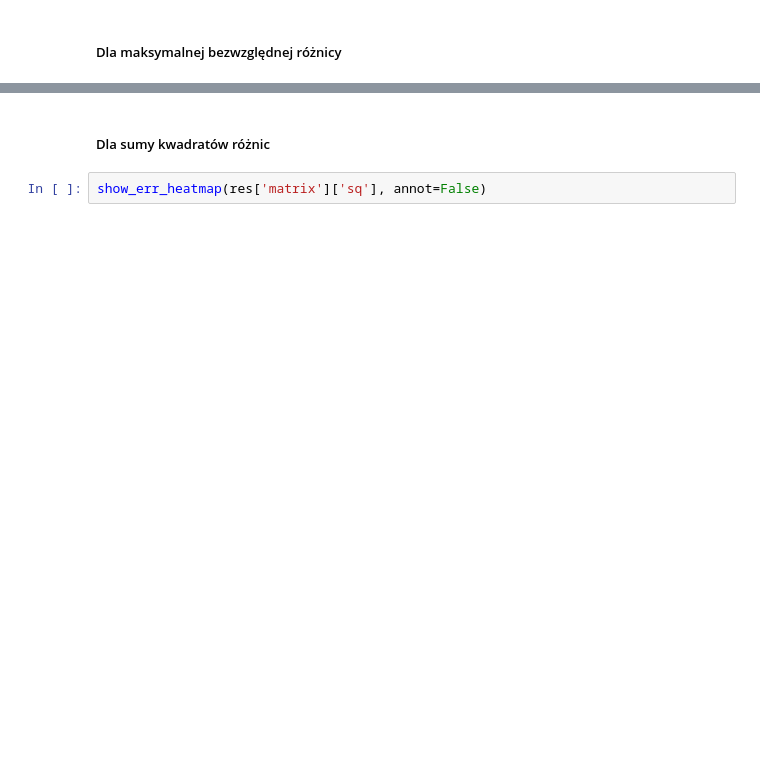
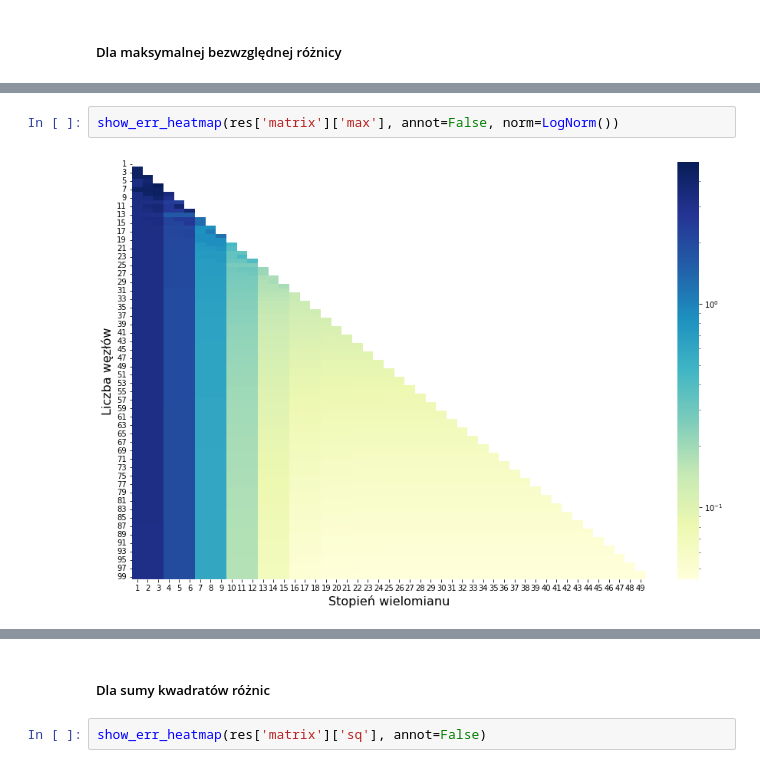
Before and after one commit to MatiPl01/Metody-Obliczeniowe-w-Nauce-i-Technice, a Jupyter notebook: 6. Laboratorium/MOwNiT - Aproksymacja średniokwadratowa trygonometryczna.ipynb, the cells around one changed output, grey strips where cells are left out. Cells and saved outputs as stored; diff of their text form; blank space fills up the shorter version.

```diff
--- a/6. Laboratorium/MOwNiT - Aproksymacja średniokwadratowa trygonometryczna.ipynb
+++ b/6. Laboratorium/MOwNiT - Aproksymacja średniokwadratowa trygonometryczna.ipynb
@@ -358,0 +363,4 @@ show_err_heatmap(res['matrix']['max'], annot=False)
+# %%
+show_err_heatmap(res['matrix']['max'], annot=False, norm=LogNorm())
+# %% [output]
+[figure, added]
```
Also changed, not shown: parts of 103 cells of this notebook, 4 other files.
